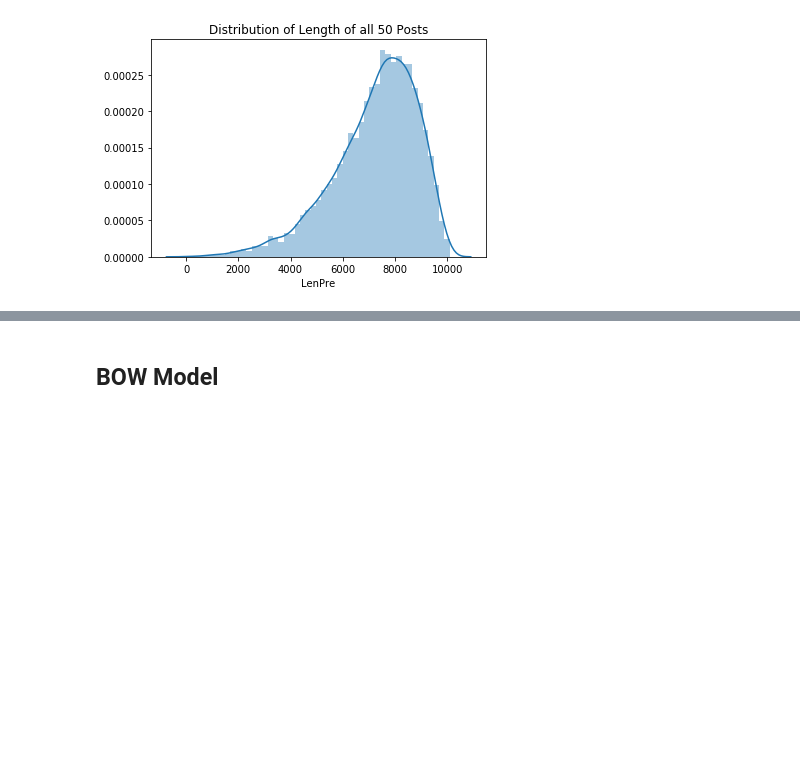
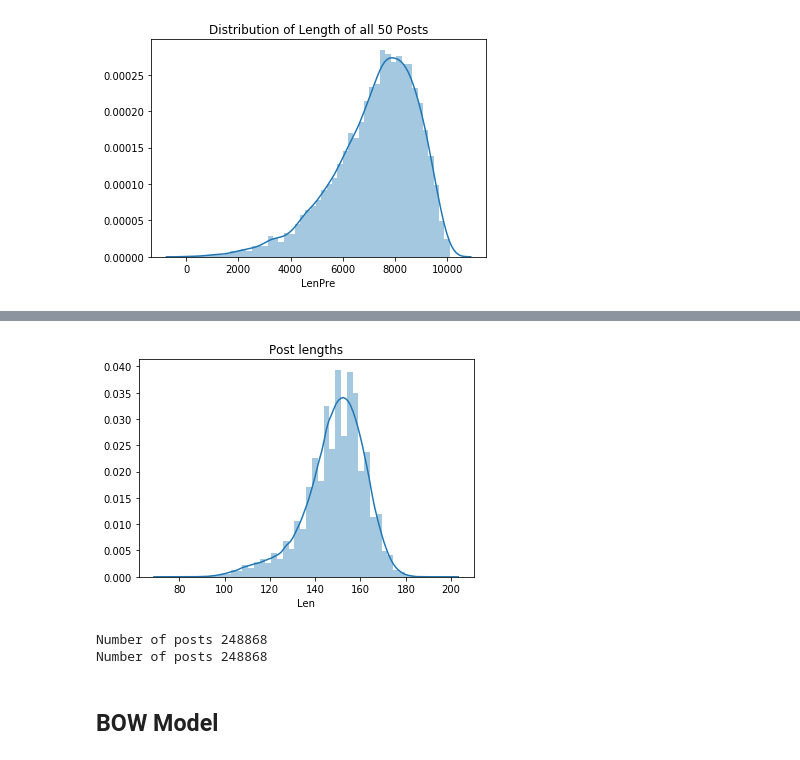
Before and after one commit to BrunnoRicci/mbti-type, a Jupyter notebook: PT.ipynb, the cells around one changed output, grey strips where cells are left out. Cells and saved outputs as stored; diff of their text form; code cells hidden in the pictures; blank space fills up the shorter version.

```diff
--- a/PT.ipynb
+++ b/PT.ipynb
@@ -161,3 +136,16 @@ df["posts"] = df["posts"].apply(lambda x: p.sub('',x))
+# %%
+df["Len"] = df["posts"].apply(len)
+sns.distplot(df["Len"]).set_title("Post lengths");
+# %% [output]
+[figure, added]
+# %%
+#Remove short posts
+print("Number of posts", len(df))
+df.drop(["nw", "Len"],axis=1, inplace=True)
+print("Number of posts", len(df))
+# %% [output]
+Number of posts 248868
+Number of posts 248868
 # %% [markdown]
 ## BOW Model
 # %%
```
Also changed, not shown: parts of 37 cells of this notebook.
